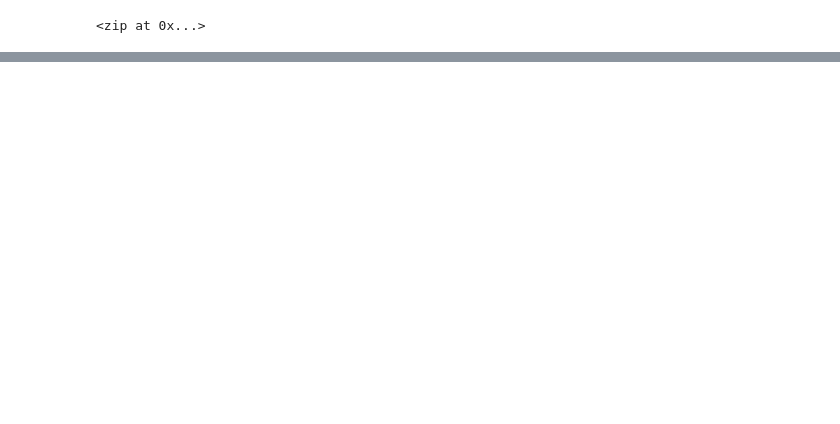
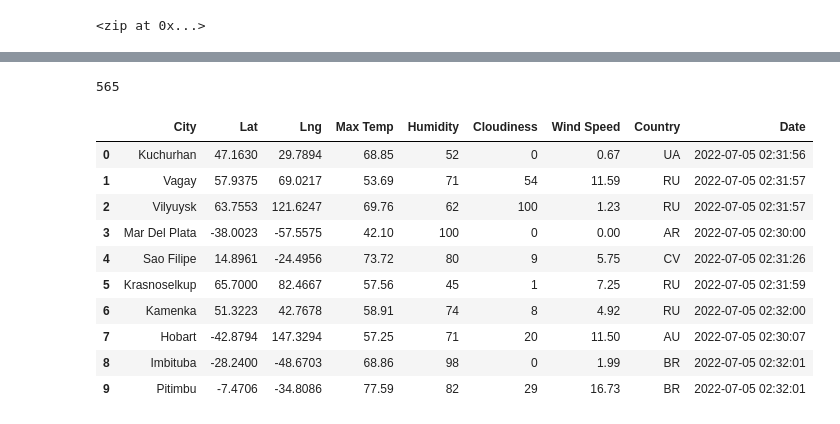
Before and after one commit to Sdcantwell3/World_Weather_Analysis, a Jupyter notebook: WeatherPy.ipynb, the cells around one changed output, grey strips where cells are left out. Drawn from its saved outputs; the diff is of its cells as text; code cells hidden in the pictures; blank space fills up the shorter version.

Commit message:
Updateing gitignore and WeatherPy.

```diff
--- a/WeatherPy.ipynb
+++ b/WeatherPy.ipynb
@@ -75,0 +73,4 @@ len(cities)
+# %%
+# Starting URL for the Weather Map API Call.
+
+url = "http://api.openweathermap.org/data/2.5/weather?units=Imperial&APPID=" + weather_api_key
@@ -75,0 +218,20 @@ len(cities)
+# %%
+len(cities)
+# %% [output]
+565
+# %%
+# Convert the array of dictionaries to a Pandas DataFrame.
+city_data_df = pd.DataFrame(city_data)
+city_data_df.head(10)
+# %% [output]
+|  | City | Lat | Lng | Max Temp | Humidity | Cloudiness | Wind Speed | Country | Date |
+| 0 | Kuchurhan | 47.1630 | 29.7894 | 68.85 | 52 | 0 | 0.67 | UA | 2022-07-05 02:31:56 |
+| 1 | Vagay | 57.9375 | 69.0217 | 53.69 | 71 | 54 | 11.59 | RU | 2022-07-05 02:31:57 |
+| 2 | Vilyuysk | 63.7553 | 121.6247 | 69.76 | 62 | 100 | 1.23 | RU | 2022-07-05 02:31:57 |
+| 3 | Mar Del Plata | -38.0023 | -57.5575 | 42.10 | 100 | 0 | 0.00 | AR | 2022-07-05 02:30:00 |
+| 4 | Sao Filipe | 14.8961 | -24.4956 | 73.72 | 80 | 9 | 5.75 | CV | 2022-07-05 02:31:26 |
+| 5 | Krasnoselkup | 65.7000 | 82.4667 | 57.56 | 45 | 1 | 7.25 | RU | 2022-07-05 02:31:59 |
+| 6 | Kamenka | 51.3223 | 42.7678 | 58.91 | 74 | 8 | 4.92 | RU | 2022-07-05 02:32:00 |
+| 7 | Hobart | -42.8794 | 147.3294 | 57.25 | 71 | 20 | 11.50 | AU | 2022-07-05 02:30:07 |
+| 8 | Imbituba | -28.2400 | -48.6703 | 68.86 | 98 | 0 | 1.99 | BR | 2022-07-05 02:32:01 |
+| 9 | Pitimbu | -7.4706 | -34.8086 | 77.59 | 82 | 29 | 16.73 | BR | 2022-07-05 02:32:01 |
```
Also changed, not shown: parts of 8 cells of this notebook, 1 other file.
